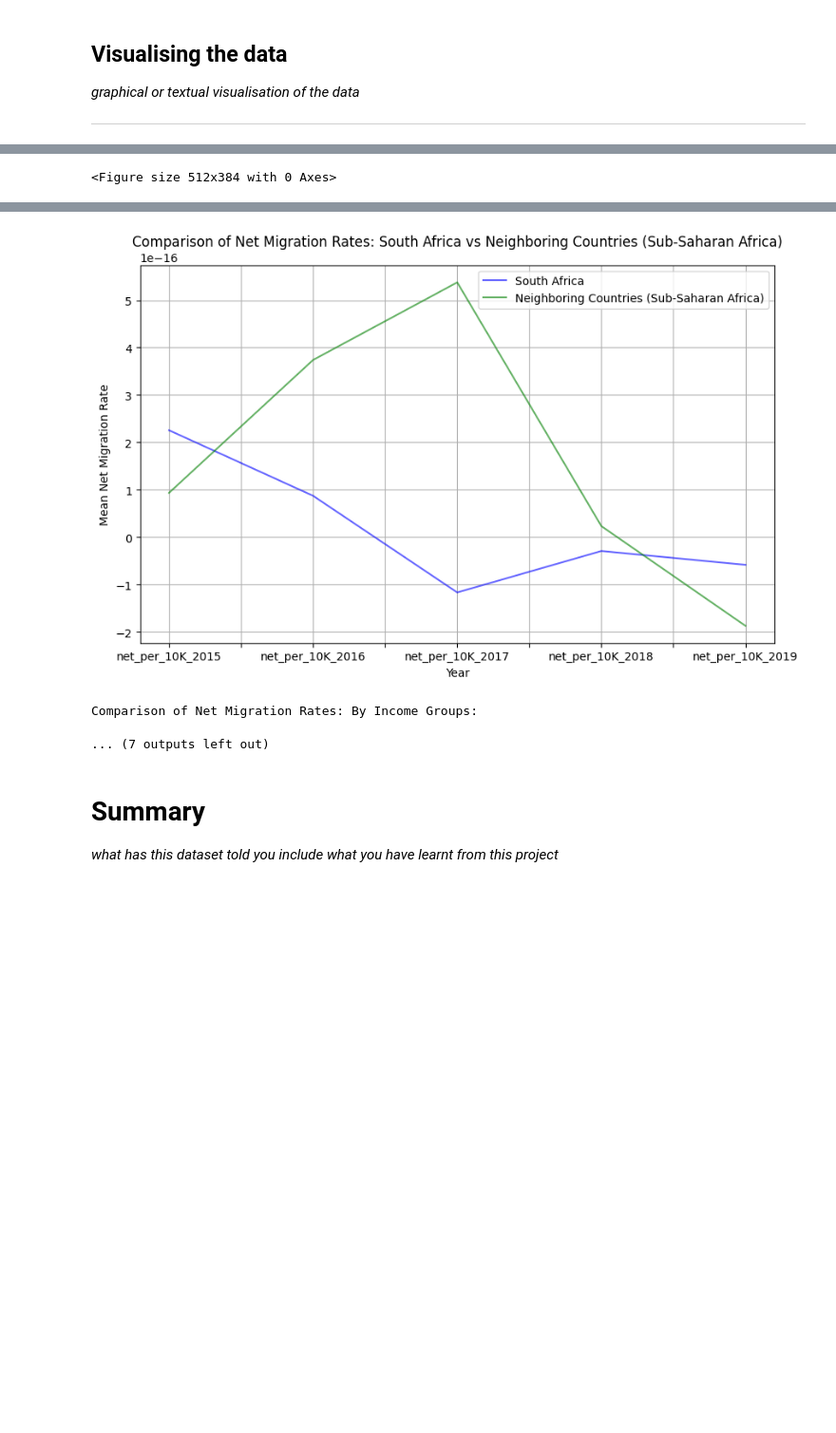
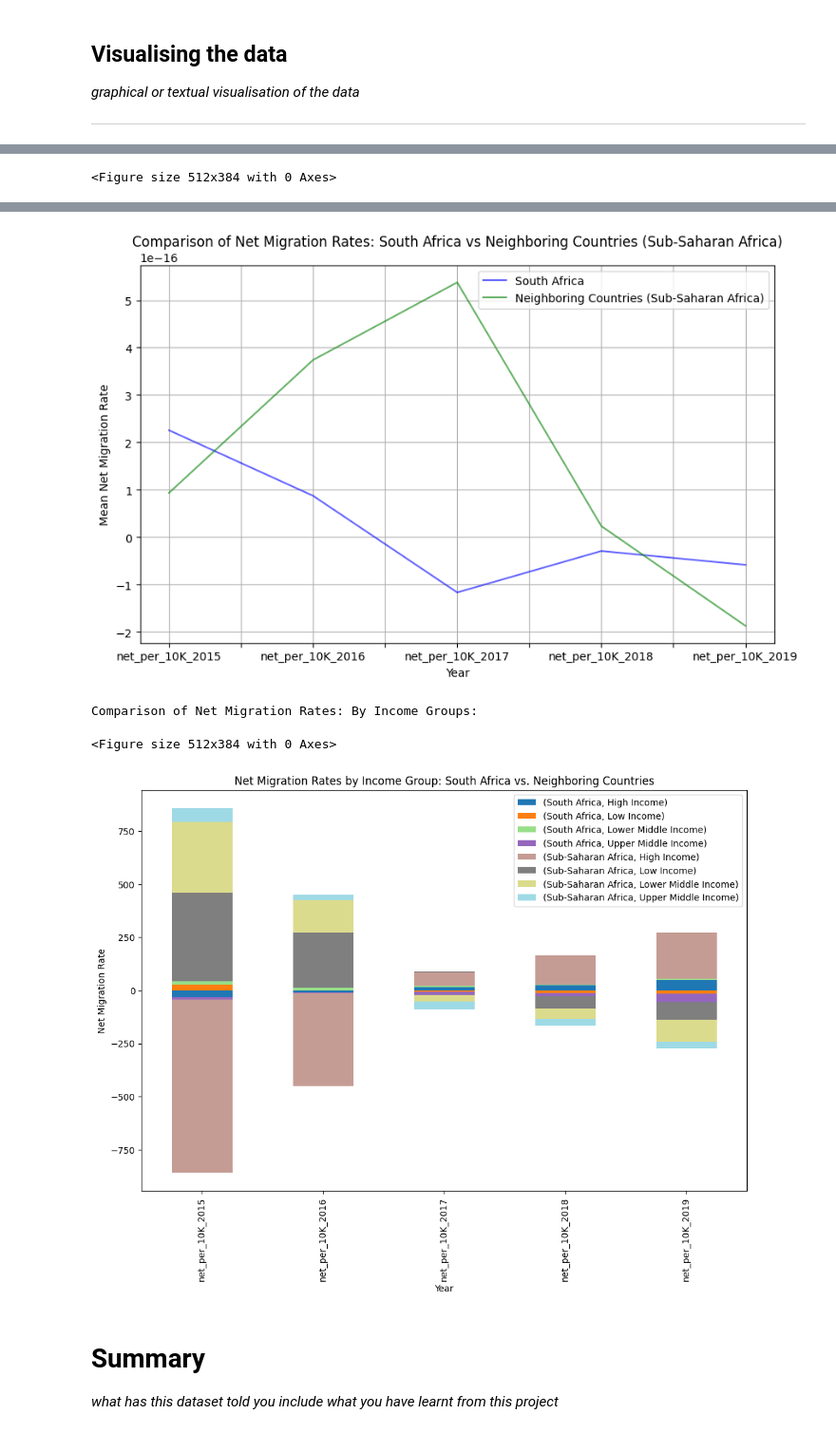
Before and after one commit to TsamayaDesigns/codeDivision-data-with-python, a Jupyter notebook: Data_Project_Beyond_Borders_Analysing_Migration_Patterns_in_South_Africa_(v2).ipynb, the cells around one changed output, grey strips where cells are left out. Shown at 95% size. Drawn from its saved outputs; the diff is of its cells as text; code cells hidden in the pictures; blank space fills up the shorter version.

```diff
--- a/Data_Project_Beyond_Borders_Analysing_Migration_Patterns_in_South_Africa_(v2).ipynb
+++ b/Data_Project_Beyond_Borders_Analysing_Migration_Patterns_in_South_Africa_(v2).ipynb
@@ -947,56 +947,58 @@ def visualise_data():
   print("\n")
 
   # Visualize the comparison of net migration rates of South Africa and neighboring countries (by income group)
-  print("\nComparison of Net Migration Rates: By Income Groups: ")
+  # print("\nComparison of Net Migration Rates: By Income Groups: ")
 
-  # Define the line colours
-  colours = ["red", "orange", "blue", "yellow", "purple"]
-  for i, year in enumerate(years):
-    sa_migration_income_group[year].plot(kind="line", label="South Africa", color=colours[i], marker="o", alpha=0.6)
-  for i, year in enumerate(years):
-    region_migration_income_group[year].plot(kind="line", label="Neighboring Countries", color=colours[i], marker="o", alpha=0.6)
+  # # Define the line colours
+  # colours = ["red", "orange", "blue", "yellow", "purple"]
+  # plt.figure(figsize=(10, 6))
+  # for i, year in enumerate(years):
+  #   sa_migration_income_group[year].plot(kind="line", label=f"South Africa({year[-4:]})", color=colours[i], marker="o", alpha=0.6)
+  # for i, year in enumerate(years):
+  #   region_migration_income_group[year].plot(kind="line", label=f"Neighboring Countries({year[-4:]})", color=colours[i], marker="o", alpha=0.6)
 
-  plt.figure(figsize=(10, 6))
-  sa_migration_income_group.plot(kind="line", label="South Africa", color="blue", marker="o", alpha=0.6)
-  region_migration_income_group.plot(kind="line", label="Neighboring Countries (Sub-Saharan Africa)", color="green", marker="o", alpha=0.6)
-  plt.xlabel("Income Group")
-  plt.ylabel("Net Migration Rate")
-  plt.title("Comparison of Net Migration Rates: By Income Groups")
-  plt.legend(["South Africa", "Neighboring Countries"])
-  plt.show()
-  print("\n")
+  # plt.figure(figsize=(10, 6))
+  # sa_migration_income_group.plot(kind="line", label="South Africa", color="blue", marker="o", alpha=0.6)
+  # region_migration_income_group.plot(kind="line", label="Neighboring Countries (Sub-Saharan Africa)", color="green", marker="o", alpha=0.6)
+  # plt.xlabel("Income Group")
+  # plt.ylabel("Net Migration Rate")
+  # plt.title("Comparison of Net Migration Rates: By Income Groups")
+  # plt.legend()
+  # plt.show()
+  # print("\n")
 
   print("\nComparison of Net Migration Rates: By Income Groups: ")
   plt.figure(dpi=80)
   combined_sa_region_income_data.plot(kind="bar", stacked=True, figsize=(12, 8), cmap="tab20")
   plt.xlabel("Year")
   plt.ylabel("Net Migration Rate")
   plt.title("Net Migration Rates by Income Group: South Africa vs. Neighboring Countries")
   plt.legend(loc="upper right")
   plt.show()
   print("\n")
 
 visualise_data()
 # %% [output]
 Question 1: What are the main countries of origin/destination for migrants to/from South Africa, and how has the net migration rate changed over the years?
 
 Average Net Migration Rates to South Africa by Base Country:
 [figure]
 Average Net Migration Rates from South Africa by Target Country:
 [figure]
 Net Migration Rates to and from South Africa by Year:
 [figure]
 Question 3: What are the primary skill categories that migrants take from (or bring to) South Africa, and how have their net migration rates evolved annually?
 
 Primary Skill Categories of Migrants to/from South Africa & Net Migration Rate:
 <Figure size 512x384 with 0 Axes>
 [figure]
 Question 4: How does South Africa's migration patterns compare with those of neighbouring countries within the same World Bank region?
 
 Comparison of Net Migration Rates: South Africa vs Neighboring Countries (Sub-Saharan Africa):
 [figure]
 Comparison of Net Migration Rates: By Income Groups:
-... (7 outputs left out)
+<Figure size 512x384 with 0 Axes>
+[figure, added]
 # %% [markdown]
 # Summary
 _what has this dataset told you_
```
